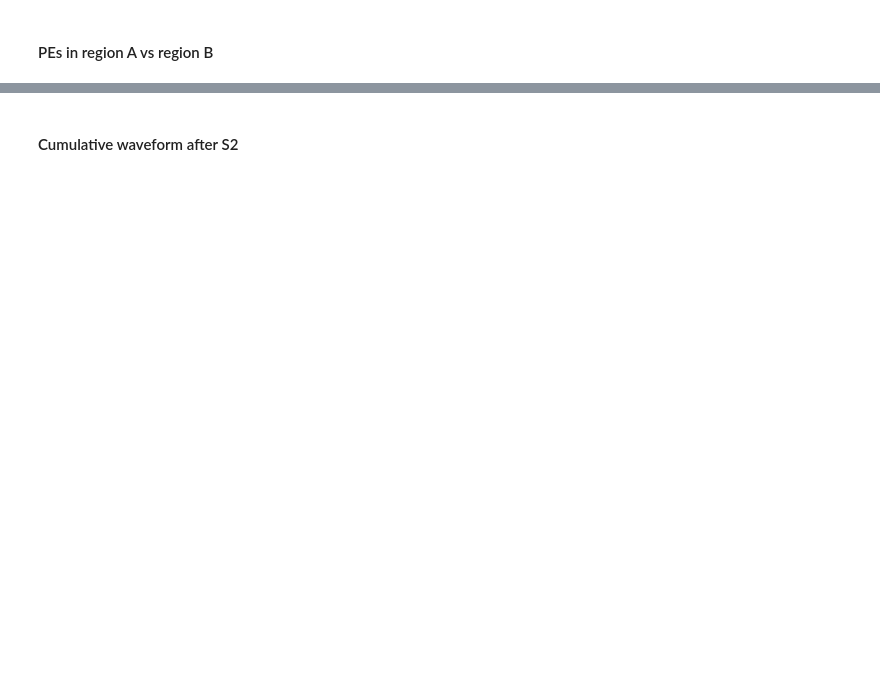
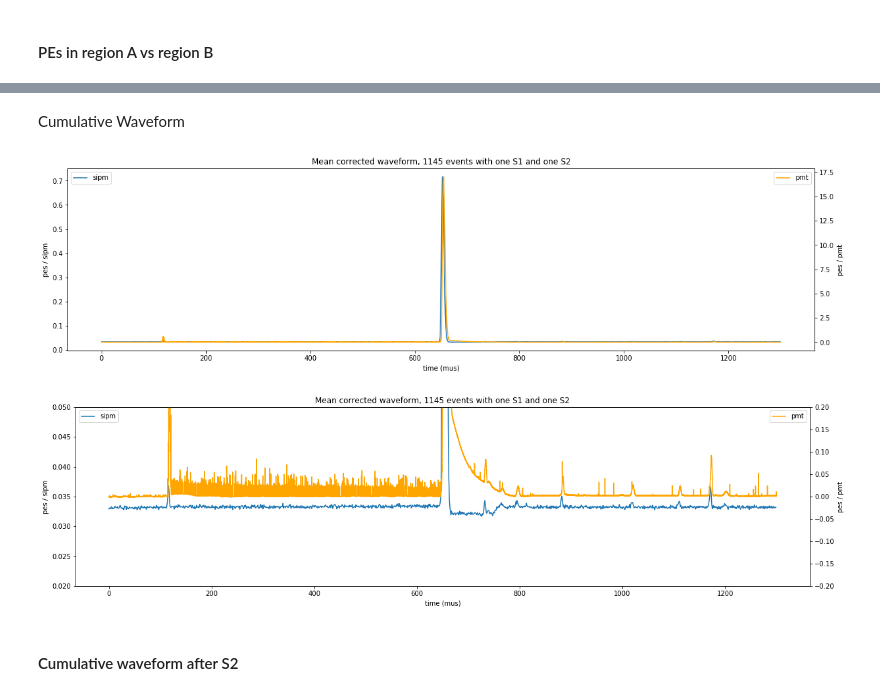
Before and after one commit to abotas/ICARO, a Jupyter notebook: icaro/Kryptonite/SiPMShowers.ipynb, the cells around one changed output, grey strips where cells are left out. Cells and saved outputs as stored; diff of their text form; code cells hidden in the pictures; blank space fills up the shorter version.

```diff
--- a/icaro/Kryptonite/SiPMShowers.ipynb
+++ b/icaro/Kryptonite/SiPMShowers.ipynb
@@ -299,3 +307,38 @@ plt.show()
+# %% [markdown]
+Cumulative Waveform
+# %%
+fig, ax1 = plt.subplots(figsize=(20,5))
+
+sipm_ms = sipm_sum.mean(axis=0) / float(pevts)
+pmt_ms  = pmt_sum .mean(axis=0) / float(pevts)
+
+ax1.plot(range(len(sipm_ms)), sipm_ms, label='sipm')
+ax1.set_xlabel('time (mus)')
+ax1.set_ylabel('pes / sipm')
+ax1.legend(loc=2)
+ax2 = ax1.twinx()
+ax2.plot(np.array(range(len(pmt_ms))) / 1.0e3*25, pmt_ms, c='orange', label='pmt' )
+ax2.set_ylabel('pes / pmt')
+plt.title('Mean corrected waveform, ' + str(len(At)) + ' events with one S1 and one S2')
+ax2.legend()
+plt.show()
+
+fig, ax1 = plt.subplots(figsize=(20,5))
+ax1.plot(range(len(sipm_ms)), sipm_ms, label='sipm')
+ax1.set_xlabel('time (mus)')
+ax1.set_ylabel('pes / sipm')
+ax1.set_ylim(0.02,.05)
+ax1.legend(loc=2)
+ax2 = ax1.twinx()
+ax2.plot(np.array(range(len(pmt_ms))) / 1.0e3*25, pmt_ms, c='orange', label='pmt' )
+ax2.set_ylabel('pes / pmt')
+ax2.set_ylim(-.2,.2)
+plt.title('Mean corrected waveform, ' + str(len(At)) + ' events with one S1 and one S2')
+ax2.legend()
+plt.show()
+# %% [output]
+[figure, added]
+[figure, added]
 # %% [markdown]
 #### Cumulative waveform after S2
 # %%
```
Also changed, not shown: parts of 8 cells of this notebook, 1 other file.
